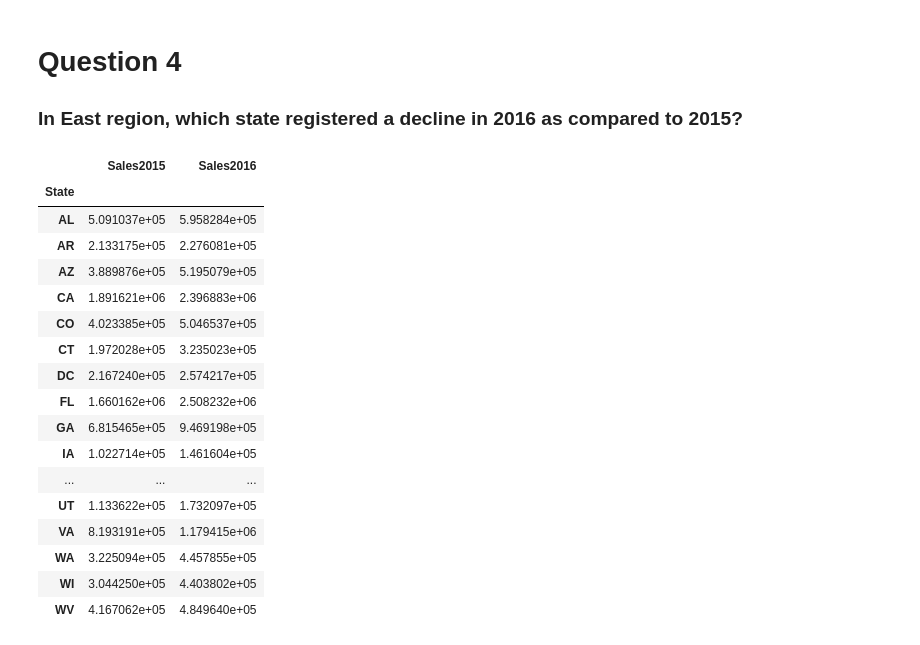
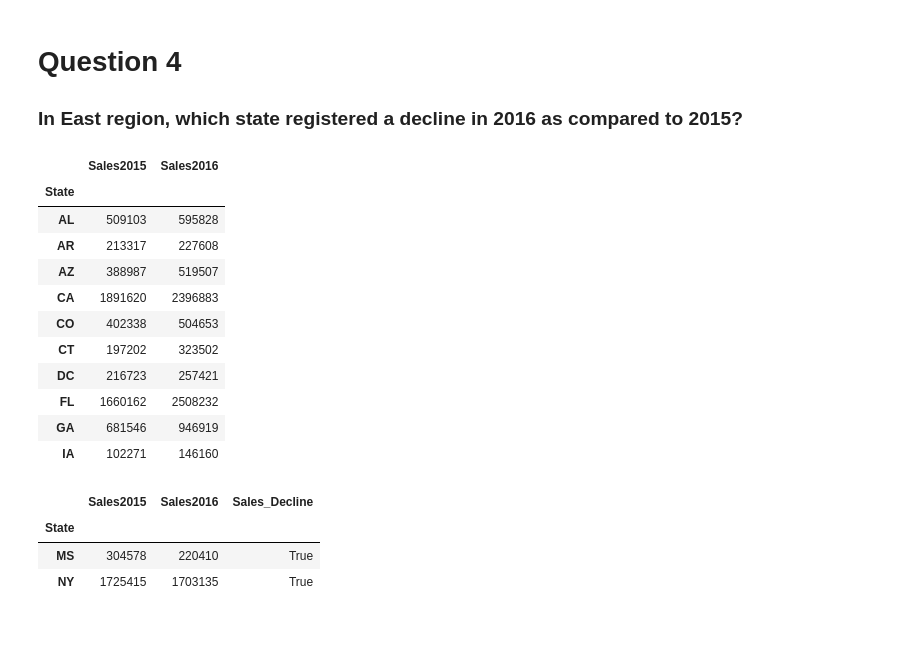
Before and after one commit to my-growth-diary/Pharma-Case-Study-1, a Jupyter notebook: Case Study - Solution.ipynb, the cells around one changed output. Drawn from its saved outputs; the diff is of its cells as text; code cells hidden in the pictures.

```diff
--- a/Case Study - Solution.ipynb
+++ b/Case Study - Solution.ipynb
@@ -136,24 +136,19 @@ plt.show()
 ###  In East region, which state registered a decline in 2016 as compared to 2015?
 # %%
 data_A4 = data[['Sales2015','Sales2016']].groupby(data['State']).sum()
+data_A4 = data_A4.astype({"Sales2015": int, "Sales2016": int})
 # %%
-data_A4
+data_A4.head(10)
 # %% [output]
 |  | Sales2015 | Sales2016 |
 | State |  |  |
-| AL | 5.091037e+05 | 5.958284e+05 |
-| AR | 2.133175e+05 | 2.276081e+05 |
-| AZ | 3.889876e+05 | 5.195079e+05 |
-| CA | 1.891621e+06 | 2.396883e+06 |
-| CO | 4.023385e+05 | 5.046537e+05 |
-| CT | 1.972028e+05 | 3.235023e+05 |
-| DC | 2.167240e+05 | 2.574217e+05 |
-| FL | 1.660162e+06 | 2.508232e+06 |
-| GA | 6.815465e+05 | 9.469198e+05 |
-| IA | 1.022714e+05 | 1.461604e+05 |
-| ... | ... | ... |
-| UT | 1.133622e+05 | 1.732097e+05 |
-| VA | 8.193191e+05 | 1.179415e+06 |
-| WA | 3.225094e+05 | 4.457855e+05 |
-| WI | 3.044250e+05 | 4.403802e+05 |
-| WV | 4.167062e+05 | 4.849640e+05 |
+| AL | 509103 | 595828 |
+| AR | 213317 | 227608 |
+| AZ | 388987 | 519507 |
+| CA | 1891620 | 2396883 |
+| CO | 402338 | 504653 |
+| CT | 197202 | 323502 |
+| DC | 216723 | 257421 |
+| FL | 1660162 | 2508232 |
+| GA | 681546 | 946919 |
+| IA | 102271 | 146160 |
@@ -159,0 +157,8 @@ data_A4
+# %%
+data_A4_Final = data_A4[(data_A4['Sales_Decline'] == True)]
+data_A4_Final
+# %% [output]
+|  | Sales2015 | Sales2016 | Sales_Decline |
+| State |  |  |  |
+| MS | 304578 | 220410 | True |
+| NY | 1725415 | 1703135 | True |
```
Also changed, not shown: parts of 2 cells of this notebook.
